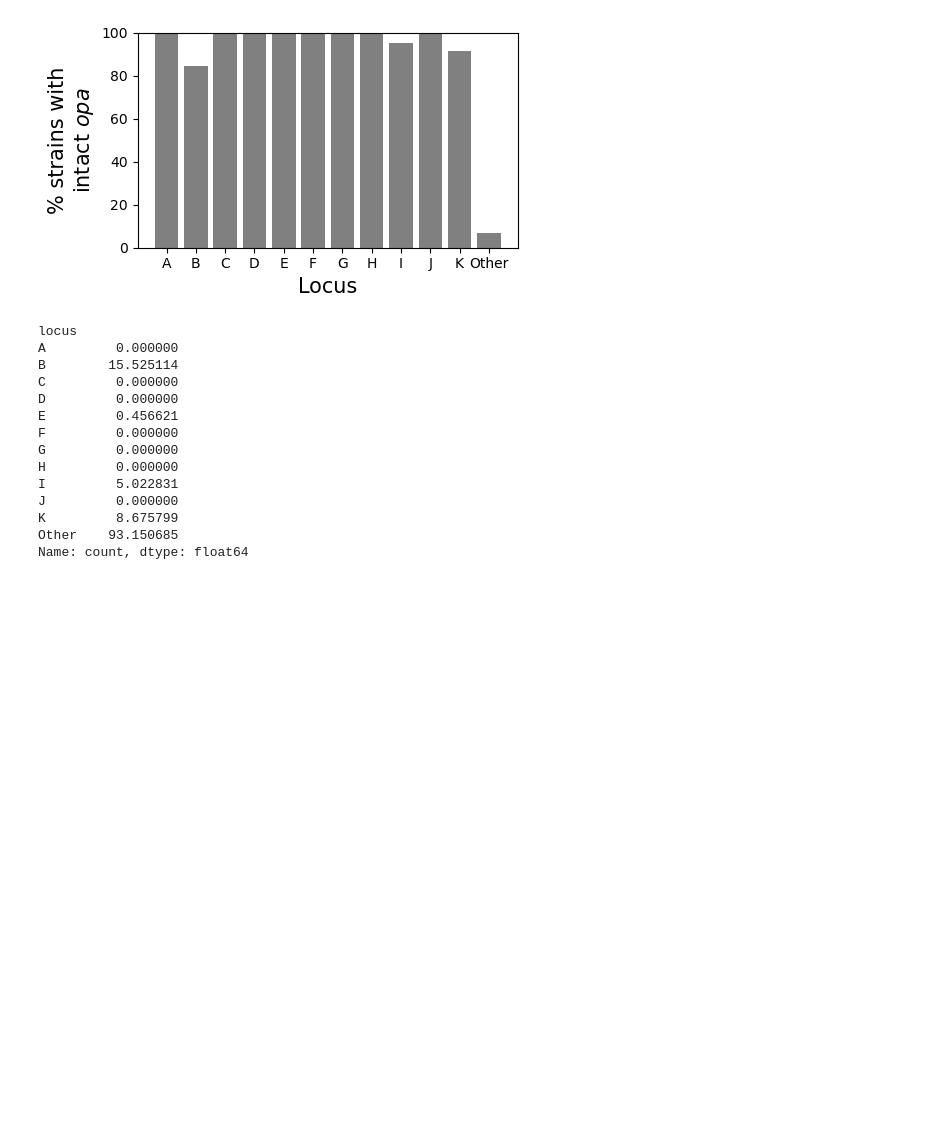
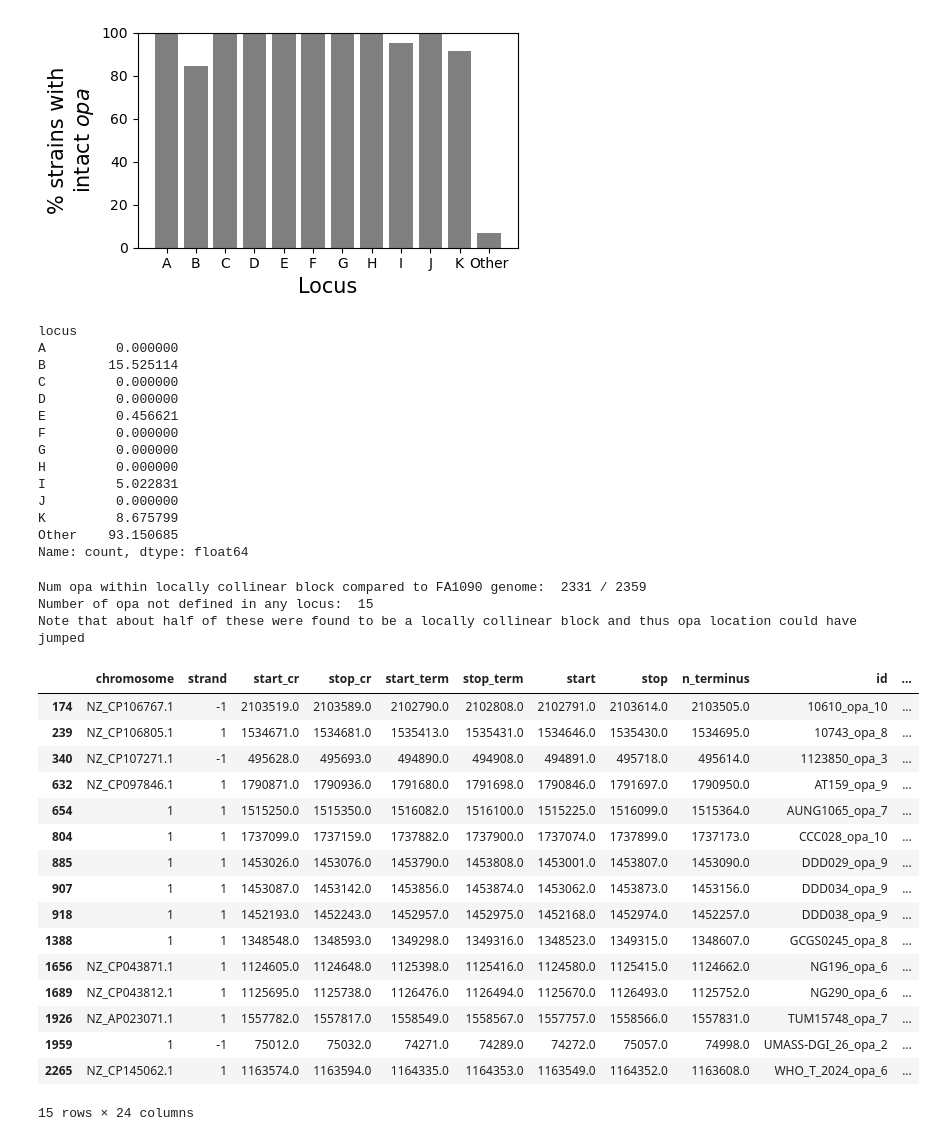
Before and after one commit to qinqin-yu/gonococcus_opa_diversity, a Jupyter notebook: opa_diversity_snakemake/workflow/notebooks/plot_loci_occupancy.ipynb, the cells around one changed output. Saved outputs shown, nothing was run; the diff lists cells and outputs as text; code cells hidden in the pictures; blank space fills up the shorter version.

Commit message:
updated code to get summary statistics about opa locus assignment

```diff
--- a/opa_diversity_snakemake/workflow/notebooks/plot_loci_occupancy.ipynb
+++ b/opa_diversity_snakemake/workflow/notebooks/plot_loci_occupancy.ipynb
@@ -50,3 +50,33 @@ J         0.000000
 K         8.675799
 Other    93.150685
 Name: count, dtype: float64
+# %%
+# Some summary stats
+
+print('Num opa within locally collinear block compared to FA1090 genome: ', (~opa_metadata['ref_lcb_start'].isnull()).sum(), '/', len(opa_metadata))
+print('Number of opa not defined in any locus: ', len(opa_metadata[opa_metadata['locus'] == 'Other']))
+print('Note that about half of these were found to be a locally collinear block and thus opa location could have jumped')
+# %% [output]
+Num opa within locally collinear block compared to FA1090 genome:  2331 / 2359
+Number of opa not defined in any locus:  15
+Note that about half of these were found to be a locally collinear block and thus opa location could have jumped
+# %%
+opa_metadata[opa_metadata['locus'] == 'Other']
+# %% [output]
+|  | chromosome | strand | start_cr | stop_cr | start_term | stop_term | start | stop | n_terminus | id | ... |
+| 174 | NZ_CP106767.1 | -1 | 2103519.0 | 2103589.0 | 2102790.0 | 2102808.0 | 2102791.0 | 2103614.0 | 2103505.0 | 10610_opa_10 | ... |
+| 239 | NZ_CP106805.1 | 1 | 1534671.0 | 1534681.0 | 1535413.0 | 1535431.0 | 1534646.0 | 1535430.0 | 1534695.0 | 10743_opa_8 | ... |
+| 340 | NZ_CP107271.1 | -1 | 495628.0 | 495693.0 | 494890.0 | 494908.0 | 494891.0 | 495718.0 | 495614.0 | 1123850_opa_3 | ... |
+| 632 | NZ_CP097846.1 | 1 | 1790871.0 | 1790936.0 | 1791680.0 | 1791698.0 | 1790846.0 | 1791697.0 | 1790950.0 | AT159_opa_9 | ... |
+| 654 | 1 | 1 | 1515250.0 | 1515350.0 | 1516082.0 | 1516100.0 | 1515225.0 | 1516099.0 | 1515364.0 | AUNG1065_opa_7 | ... |
+| 804 | 1 | 1 | 1737099.0 | 1737159.0 | 1737882.0 | 1737900.0 | 1737074.0 | 1737899.0 | 1737173.0 | CCC028_opa_10 | ... |
+| 885 | 1 | 1 | 1453026.0 | 1453076.0 | 1453790.0 | 1453808.0 | 1453001.0 | 1453807.0 | 1453090.0 | DDD029_opa_9 | ... |
+| 907 | 1 | 1 | 1453087.0 | 1453142.0 | 1453856.0 | 1453874.0 | 1453062.0 | 1453873.0 | 1453156.0 | DDD034_opa_9 | ... |
+| 918 | 1 | 1 | 1452193.0 | 1452243.0 | 1452957.0 | 1452975.0 | 1452168.0 | 1452974.0 | 1452257.0 | DDD038_opa_9 | ... |
+| 1388 | 1 | 1 | 1348548.0 | 1348593.0 | 1349298.0 | 1349316.0 | 1348523.0 | 1349315.0 | 1348607.0 | GCGS0245_opa_8 | ... |
+| 1656 | NZ_CP043871.1 | 1 | 1124605.0 | 1124648.0 | 1125398.0 | 1125416.0 | 1124580.0 | 1125415.0 | 1124662.0 | NG196_opa_6 | ... |
+| 1689 | NZ_CP043812.1 | 1 | 1125695.0 | 1125738.0 | 1126476.0 | 1126494.0 | 1125670.0 | 1126493.0 | 1125752.0 | NG290_opa_6 | ... |
+| 1926 | NZ_AP023071.1 | 1 | 1557782.0 | 1557817.0 | 1558549.0 | 1558567.0 | 1557757.0 | 1558566.0 | 1557831.0 | TUM15748_opa_7 | ... |
+| 1959 | 1 | -1 | 75012.0 | 75032.0 | 74271.0 | 74289.0 | 74272.0 | 75057.0 | 74998.0 | UMASS-DGI_26_opa_2 | ... |
+| 2265 | NZ_CP145062.1 | 1 | 1163574.0 | 1163594.0 | 1164335.0 | 1164353.0 | 1163549.0 | 1164352.0 | 1163608.0 | WHO_T_2024_opa_6 | ... |
+15 rows × 24 columns
```
